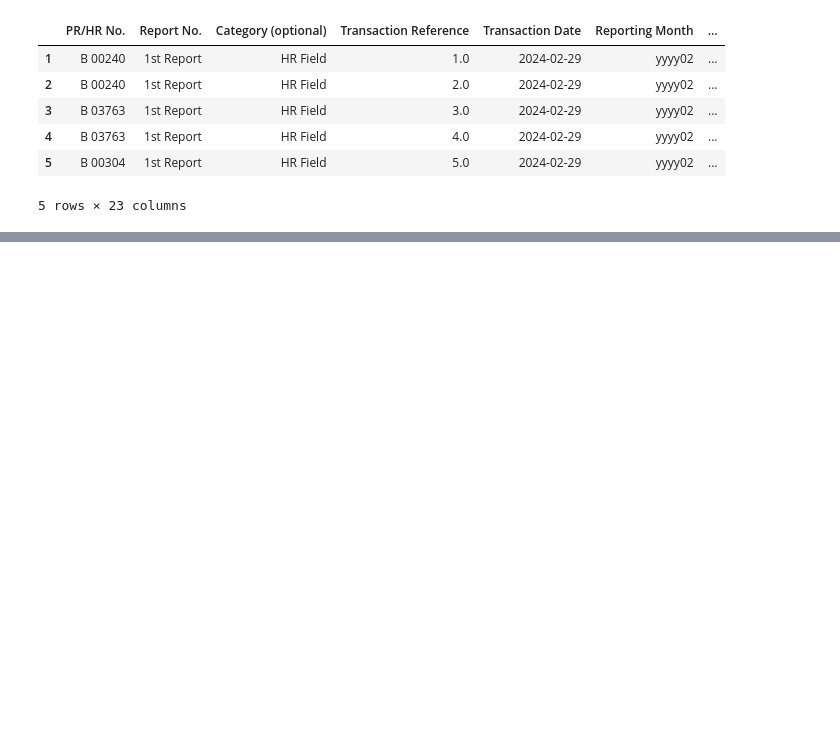
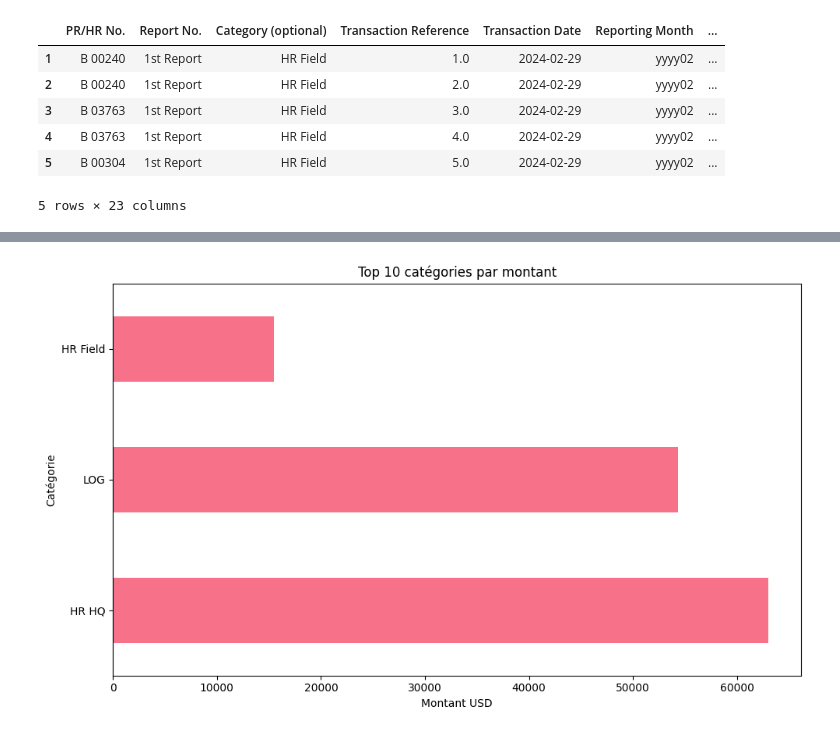
Before and after one commit to MaryaLatif/pi2-zacca, a Jupyter notebook: project.ipynb, the cells around one changed output, grey strips where cells are left out. Saved outputs shown, nothing was run; the diff lists cells and outputs as text; code cells hidden in the pictures; blank space fills up the shorter version.

```diff
--- a/project.ipynb
+++ b/project.ipynb
@@ -26,0 +133,11 @@ solidarity_syria.head()
+# %%
+category_total = finance_report.groupby('Category (optional)')[' Total Amount In USD'].sum().sort_values(ascending=False).head(10)
+plt.figure(figsize=(10, 6))
+category_total.plot(kind='barh')
+plt.title('Top 10 catégories par montant')
+plt.xlabel('Montant USD')
+plt.ylabel('Catégorie')
+plt.tight_layout()
+plt.show()
+# %% [output]
+[figure, added]
```
Also changed, not shown: parts of 24 cells of this notebook, 2 other files.
